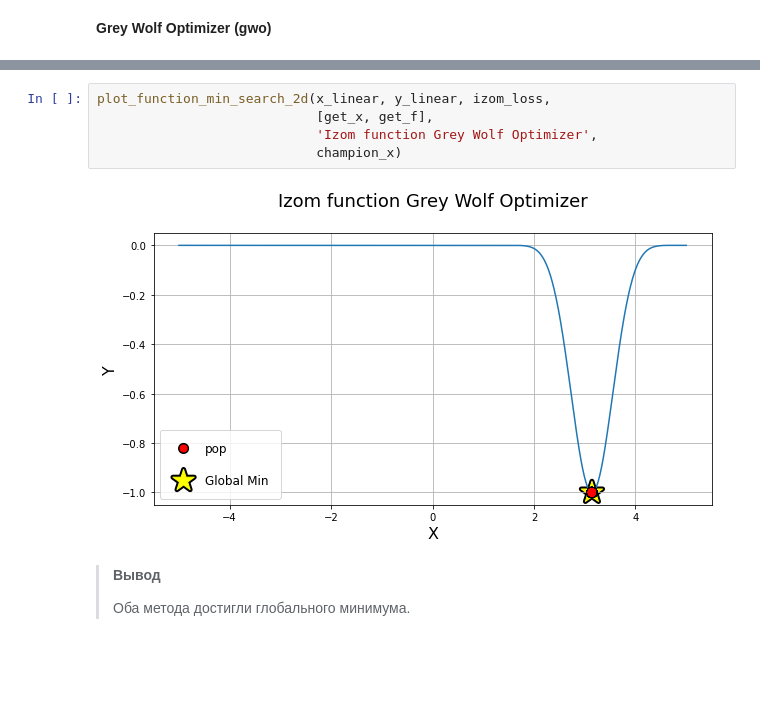
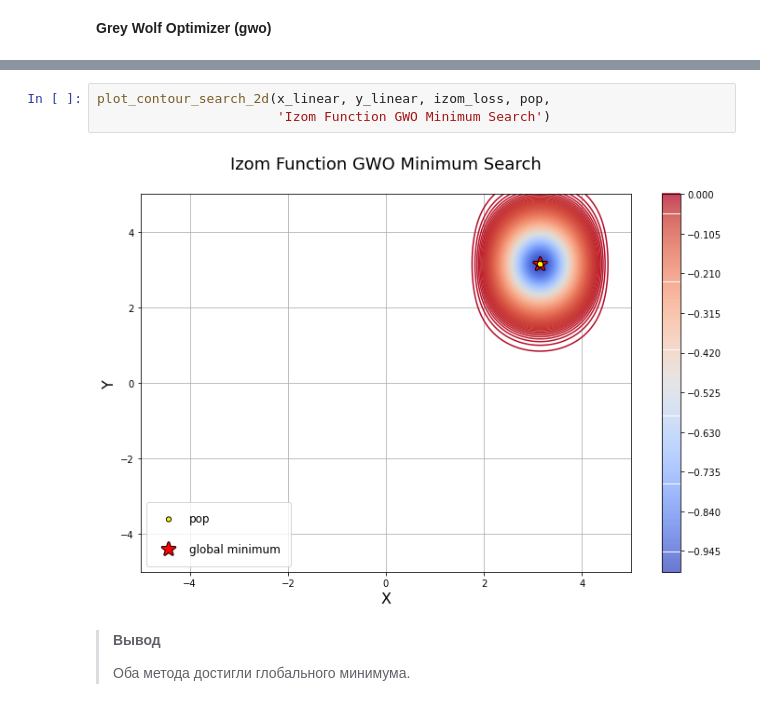
Before and after one commit to tidalinn/mai_term01_artificial_intelligence_course, a Jupyter notebook: 02_laboratory_work.ipynb, the cells around one changed output, grey strips where cells are left out. Saved outputs shown, nothing was run; the diff lists cells and outputs as text; blank space fills up the shorter version.

```diff
--- a/02_laboratory_work.ipynb
+++ b/02_laboratory_work.ipynb
@@ -217,10 +209,8 @@ get_x, get_f, champion_x = get_algo_pop(prob, pg.gwo)
-# %%
-plot_function_min_search_2d(x_linear, y_linear, izom_loss,
-                            [get_x, get_f],
-                            'Izom function Grey Wolf Optimizer',
-                            champion_x)
-# %% [output]
-[figure, removed]
+# %%
+plot_contour_search_2d(x_linear, y_linear, izom_loss, pop,
+                       'Izom Function GWO Minimum Search')
+# %% [output]
+[figure, added]
 # %% [markdown]
 >**Вывод**
 >
```
Also changed, not shown: parts of 78 cells of this notebook, 2 other files.
